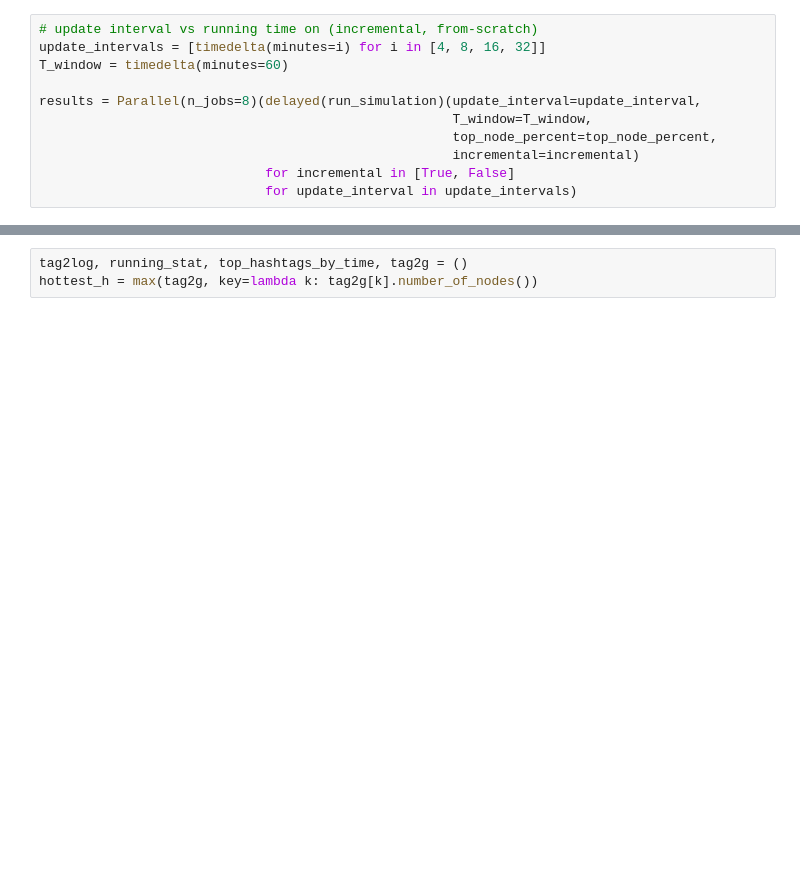
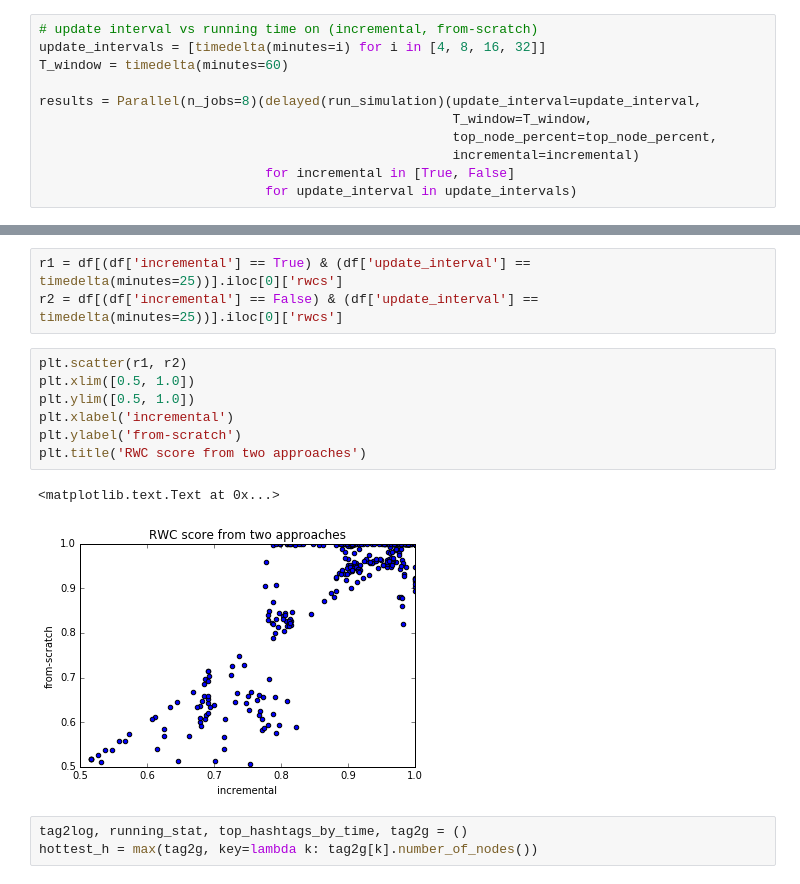
Before and after one commit to xiaohan2012/controversy_detection, a Jupyter notebook: simulation.ipynb, the cells around one changed output, grey strips where cells are left out. Saved outputs shown, nothing was run; the diff lists cells and outputs as text; blank space fills up the shorter version.

```diff
--- a/simulation.ipynb
+++ b/simulation.ipynb
@@ -240,3 +234,16 @@ results[0]
+# %%
+r1 = df[(df['incremental'] == True) & (df['update_interval'] == timedelta(minutes=25))].iloc[0]['rwcs']
+r2 = df[(df['incremental'] == False) & (df['update_interval'] == timedelta(minutes=25))].iloc[0]['rwcs']
+# %%
+plt.scatter(r1, r2)
+plt.xlim([0.5, 1.0])
+plt.ylim([0.5, 1.0])
+plt.xlabel('incremental')
+plt.ylabel('from-scratch')
+plt.title('RWC score from two approaches')
+# %% [output]
+<matplotlib.text.Text at 0x...>
+[figure, added]
 # %%
 tag2log, running_stat, top_hashtags_by_time, tag2g = ()
 hottest_h = max(tag2g, key=lambda k: tag2g[k].number_of_nodes())
```
Also changed, not shown: parts of 7 cells of this notebook, 1 other file.
